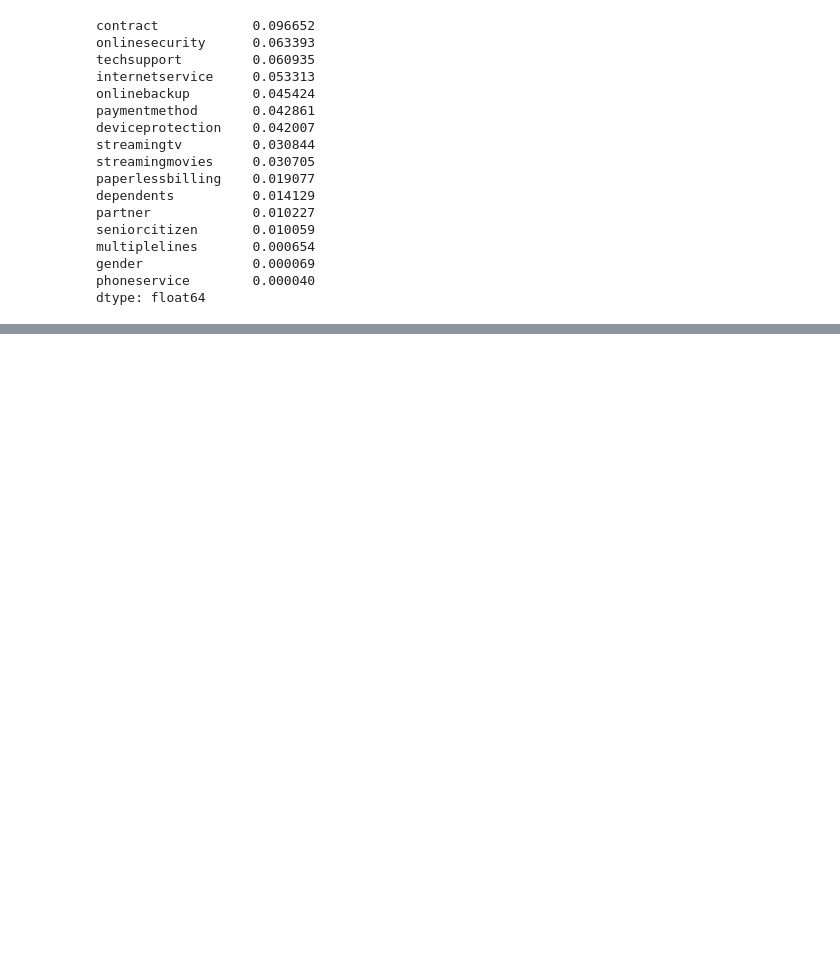
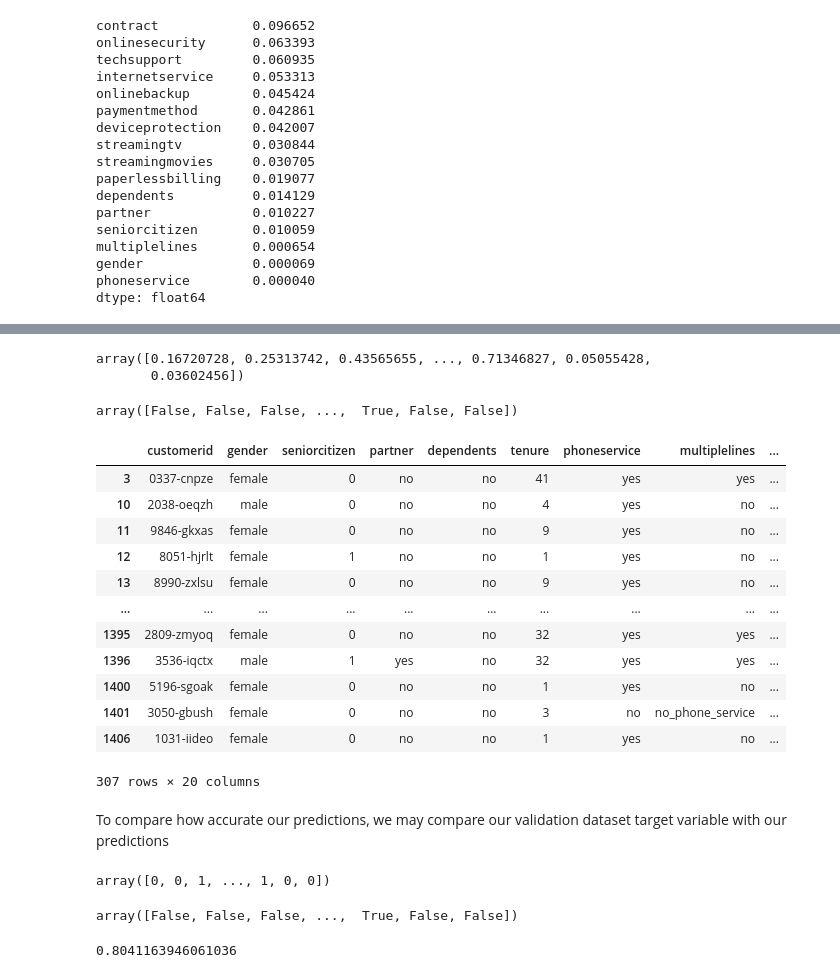
Before and after one commit to a-kravets/Data-Analytics-Projects, a Jupyter notebook: Churn Prediction/churn-prediction.ipynb, the cells around one changed output, grey strips where cells are left out. Saved outputs shown, nothing was run; the diff lists cells and outputs as text; code cells hidden in the pictures; blank space fills up the shorter version.

```diff
--- a/Churn Prediction/churn-prediction.ipynb
+++ b/Churn Prediction/churn-prediction.ipynb
@@ -638,0 +694,3 @@ churn_df.head()
+# %%
+model = LogisticRegression(solver='liblinear', random_state=42)
+model.fit(X_train, y_train)
@@ -638,0 +758,57 @@ churn_df.head()
+# %%
+# we're interested in churn probabilities, therefore we'll filter out 2nd column
+# we may use this to set out own threshold of classifying churn/not_churn
+
+y_pred = model.predict_proba(X_val)[:,1] # we take validation
+y_pred
+# %% [output]
+array([0.16720728, 0.25313742, 0.43565655, ..., 0.71346827, 0.05055428,
+       0.03602456])
+# %%
+# the default threshold is 0.5, we may select a different one
+
+churn_decision = (y_pred >= 0.501)
+# %%
+churn_decision
+# %% [output]
+array([False, False, False, ...,  True, False, False])
+# %%
+# selecting all the customers we think are going to churn
+
+df_val[churn_decision]
+# %% [output]
+|  | customerid | gender | seniorcitizen | partner | dependents | tenure | phoneservice | multiplelines | ... |
+| 3 | 0337-cnpze | female | 0 | no | no | 41 | yes | yes | ... |
+| 10 | 2038-oeqzh | male | 0 | no | no | 4 | yes | no | ... |
+| 11 | 9846-gkxas | female | 0 | no | no | 9 | yes | no | ... |
+| 12 | 8051-hjrlt | female | 1 | no | no | 1 | yes | no | ... |
+| 13 | 8990-zxlsu | female | 0 | no | no | 9 | yes | no | ... |
+| ... | ... | ... | ... | ... | ... | ... | ... | ... | ... |
+| 1395 | 2809-zmyoq | female | 0 | no | no | 32 | yes | yes | ... |
+| 1396 | 3536-iqctx | male | 1 | yes | no | 32 | yes | yes | ... |
+| 1400 | 5196-sgoak | female | 0 | no | no | 1 | yes | no | ... |
+| 1401 | 3050-gbush | female | 0 | no | no | 3 | no | no_phone_service | ... |
+| 1406 | 1031-iideo | female | 0 | no | no | 1 | yes | no | ... |
+307 rows × 20 columns
+# %% [markdown]
+To compare how accurate our predictions, we may compare our validation dataset target variable with our predictions
+# %%
+# validation target variable
+
+y_val
+# %% [output]
+array([0, 0, 1, ..., 1, 0, 0])
+# %%
+# our predictions
+# y_pred = model.predict_proba(X_val)[:,1]
+# churn_decision = (y_pred >= 0.501)
+
+churn_decision
+# %% [output]
+array([False, False, False, ...,  True, False, False])
+# %%
+# if they match, it returns 1, after that we sum and take its mean
+
+(y_val == churn_decision).mean()
+# %% [output]
+0.8041163946061036
```
Also changed, not shown: parts of 42 cells of this notebook.
